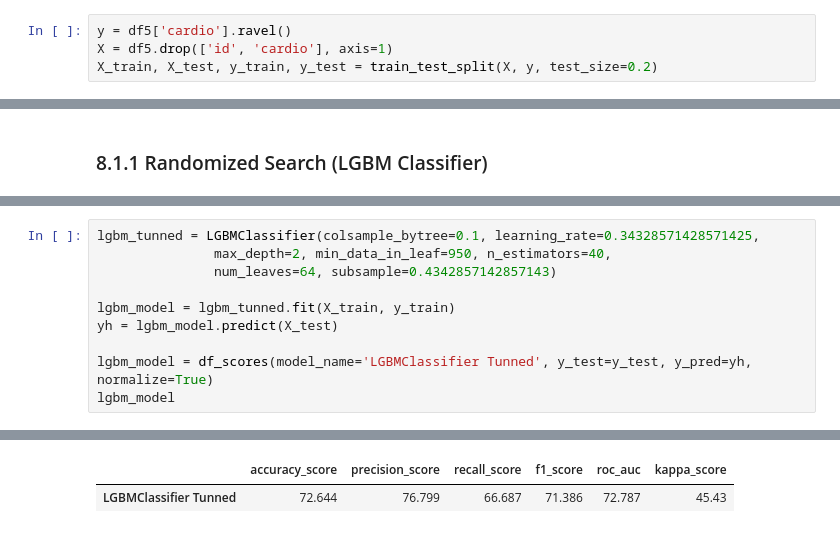
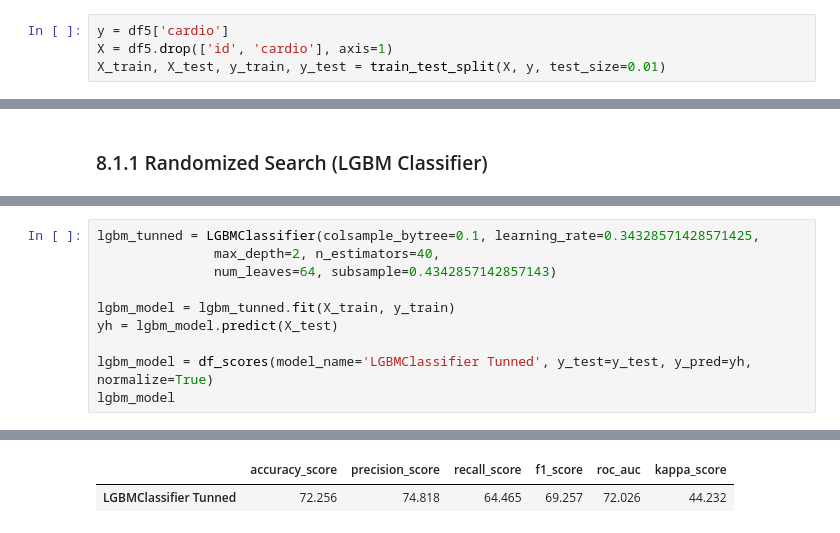
Before and after one commit to RoneyDev7/Cardio_Catch_Disease, a Jupyter notebook: 01-frn_cardio_catch_dieses.ipynb, the cells around one changed output, grey strips where cells are left out. Drawn from its saved outputs; the diff is of its cells as text.

```diff
--- a/01-frn_cardio_catch_dieses.ipynb
+++ b/01-frn_cardio_catch_dieses.ipynb
@@ -417,9 +457,9 @@ sns.heatmap(num_attributes.corr(method='pearson'), annot=True)
 # %%
 df5 = df4.copy()
 # %%
-y = df5['cardio'].ravel()
+y = df5['cardio']
 X = df5.drop(['id', 'cardio'], axis=1)
-X_train, X_test, y_train, y_test = train_test_split(X, y, test_size=0.2)
+X_train, X_test, y_train, y_test = train_test_split(X, y, test_size=0.01)
 # %% [markdown]
 ## 5.1 Rescaling
 # %%
@@ -662,6 +758,6 @@ LGBMClassifier(colsample_bytree=0.1, learning_rate=0.34328571428571425,
 # %%
 lgbm_tunned = LGBMClassifier(colsample_bytree=0.1, learning_rate=0.34328571428571425,
-               max_depth=2, min_data_in_leaf=950, n_estimators=40,
+               max_depth=2, n_estimators=40,
                num_leaves=64, subsample=0.4342857142857143)
 
 lgbm_model = lgbm_tunned.fit(X_train, y_train)
@@ -674,2 +769,2 @@ lgbm_model
 |  | accuracy_score | precision_score | recall_score | f1_score | roc_auc | kappa_score |
-| LGBMClassifier Tunned | 72.644 | 76.799 | 66.687 | 71.386 | 72.787 | 45.43 |
+| LGBMClassifier Tunned | 72.256 | 74.818 | 64.465 | 69.257 | 72.026 | 44.232 |
```
Also changed, not shown: parts of 28 cells of this notebook.
